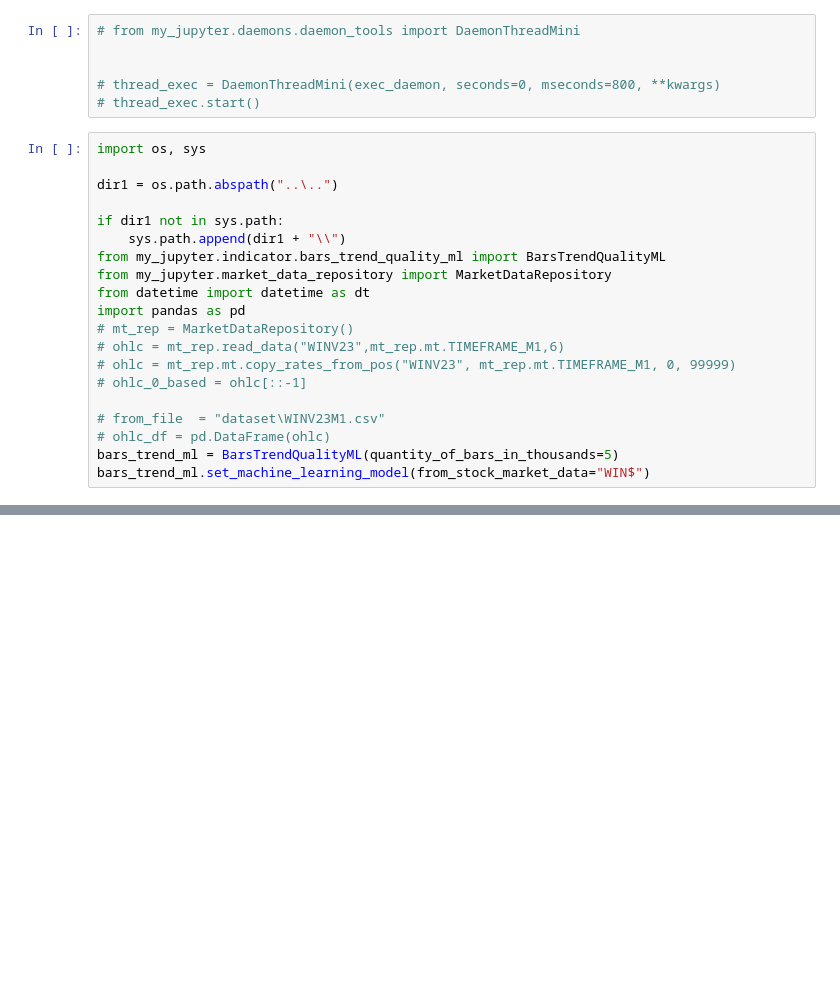
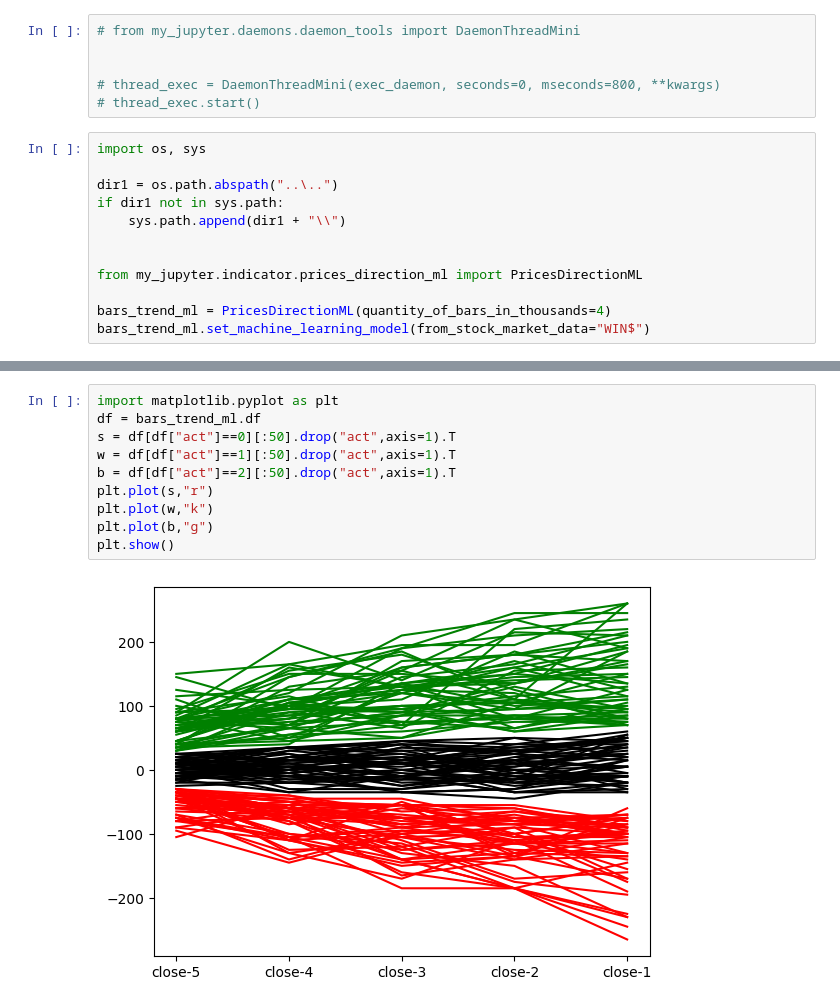
Before and after one commit to pedrotnascimento/financial_market_project, a Jupyter notebook: my_jupyter/daemons/mql5-daemon.ipynb, the cells around one changed output, grey strips where cells are left out. Saved outputs shown, nothing was run; the diff lists cells and outputs as text; blank space fills up the shorter version.

```diff
--- a/my_jupyter/daemons/mql5-daemon.ipynb
+++ b/my_jupyter/daemons/mql5-daemon.ipynb
@@ -64,20 +64,12 @@ except Exception as e:
 import os, sys
 
 dir1 = os.path.abspath("..\..")
-
 if dir1 not in sys.path:
     sys.path.append(dir1 + "\\")
-from my_jupyter.indicator.bars_trend_quality_ml import BarsTrendQualityML
-from my_jupyter.market_data_repository import MarketDataRepository
-from datetime import datetime as dt
-import pandas as pd
-# mt_rep = MarketDataRepository()
-# ohlc = mt_rep.read_data("WINV23",mt_rep.mt.TIMEFRAME_M1,6)
-# ohlc = mt_rep.mt.copy_rates_from_pos("WINV23", mt_rep.mt.TIMEFRAME_M1, 0, 99999)
-# ohlc_0_based = ohlc[::-1]
 
-# from_file  = "dataset\WINV23M1.csv"
-# ohlc_df = pd.DataFrame(ohlc)
-bars_trend_ml = BarsTrendQualityML(quantity_of_bars_in_thousands=5)
+
+from my_jupyter.indicator.prices_direction_ml import PricesDirectionML
+
+bars_trend_ml = PricesDirectionML(quantity_of_bars_in_thousands=4)
 bars_trend_ml.set_machine_learning_model(from_stock_market_data="WIN$")
 # %% [output]
@@ -140,2 +93,14 @@ dtype: float64
+# %%
+import matplotlib.pyplot as plt
+df = bars_trend_ml.df
+s = df[df["act"]==0][:50].drop("act",axis=1).T
+w = df[df["act"]==1][:50].drop("act",axis=1).T
+b = df[df["act"]==2][:50].drop("act",axis=1).T
+plt.plot(s,"r")
+plt.plot(w,"k")
+plt.plot(b,"g")
+plt.show()
+# %% [output]
+[figure, added]
 # %%
 from my_jupyter.market_data_repository import MarketDataRepository
```
Also changed, not shown: parts of 7 cells of this notebook, 3 other files.
